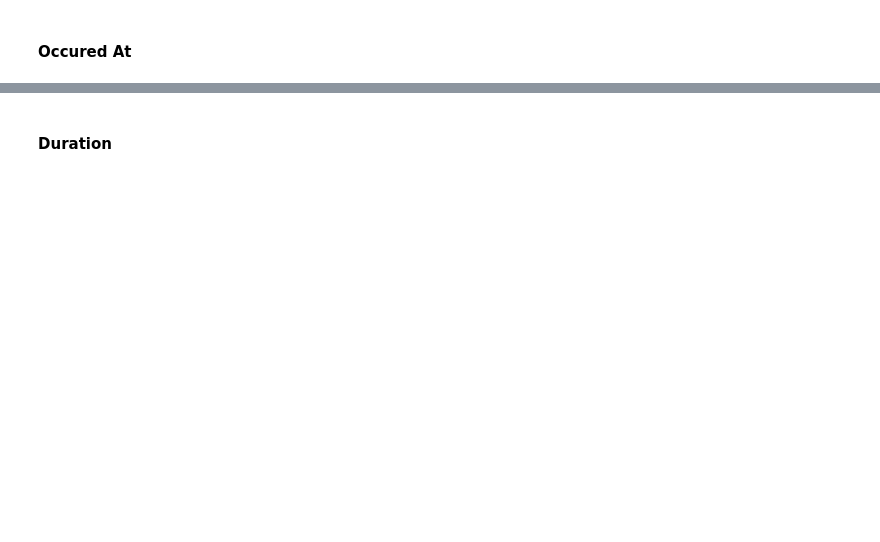
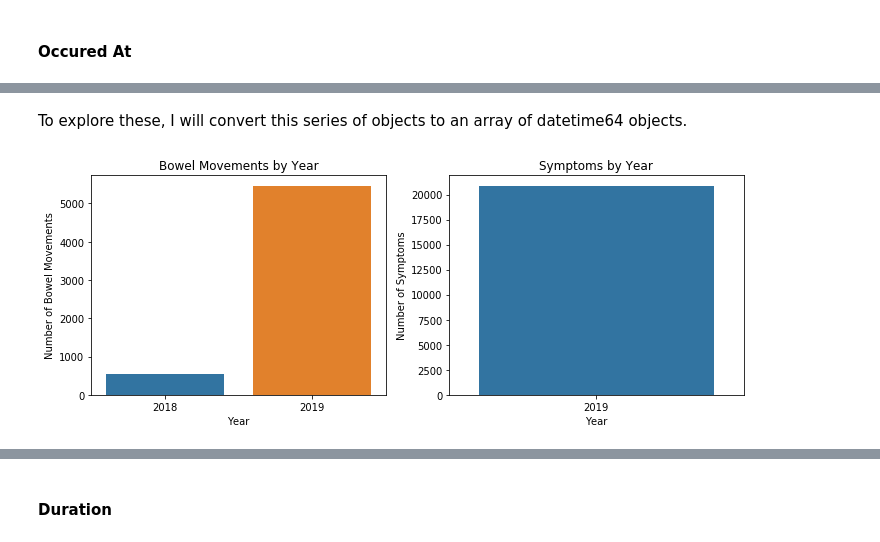
Before and after one commit to samdeverett/Dieta-User-Clustering, a Jupyter notebook: Summary.ipynb, the cells around one changed output, grey strips where cells are left out. Saved outputs shown, nothing was run; the diff lists cells and outputs as text; code cells hidden in the pictures; blank space fills up the shorter version.

```diff
--- a/Summary.ipynb
+++ b/Summary.ipynb
@@ -250,0 +268,23 @@ Bowel Movements:
+# %% [markdown]
+To explore these, I will convert this series of objects to an array of datetime64 objects.
+# %%
+bm_occurrences = pd.DatetimeIndex(pd.to_datetime(bm_df['occurred_at']))
+sym_occurrences = pd.DatetimeIndex(pd.to_datetime(sym_df['occurred_at']))
+# %%
+plt.figure(figsize=(10, 4))
+
+plt.subplot(1, 2, 1)
+sns.countplot(bm_occurrences.year)
+plt.xlabel('Year')
+plt.ylabel('Number of Bowel Movements')
+plt.title('Bowel Movements by Year')
+
+plt.subplot(1, 2, 2)
+sns.countplot(sym_occurrences.year)
+plt.xlabel('Year')
+plt.ylabel('Number of Symptoms')
+plt.title('Symptoms by Year')
+
+plt.tight_layout();
+# %% [output]
+[figure, added]
```
Also changed, not shown: parts of 22 cells of this notebook.
